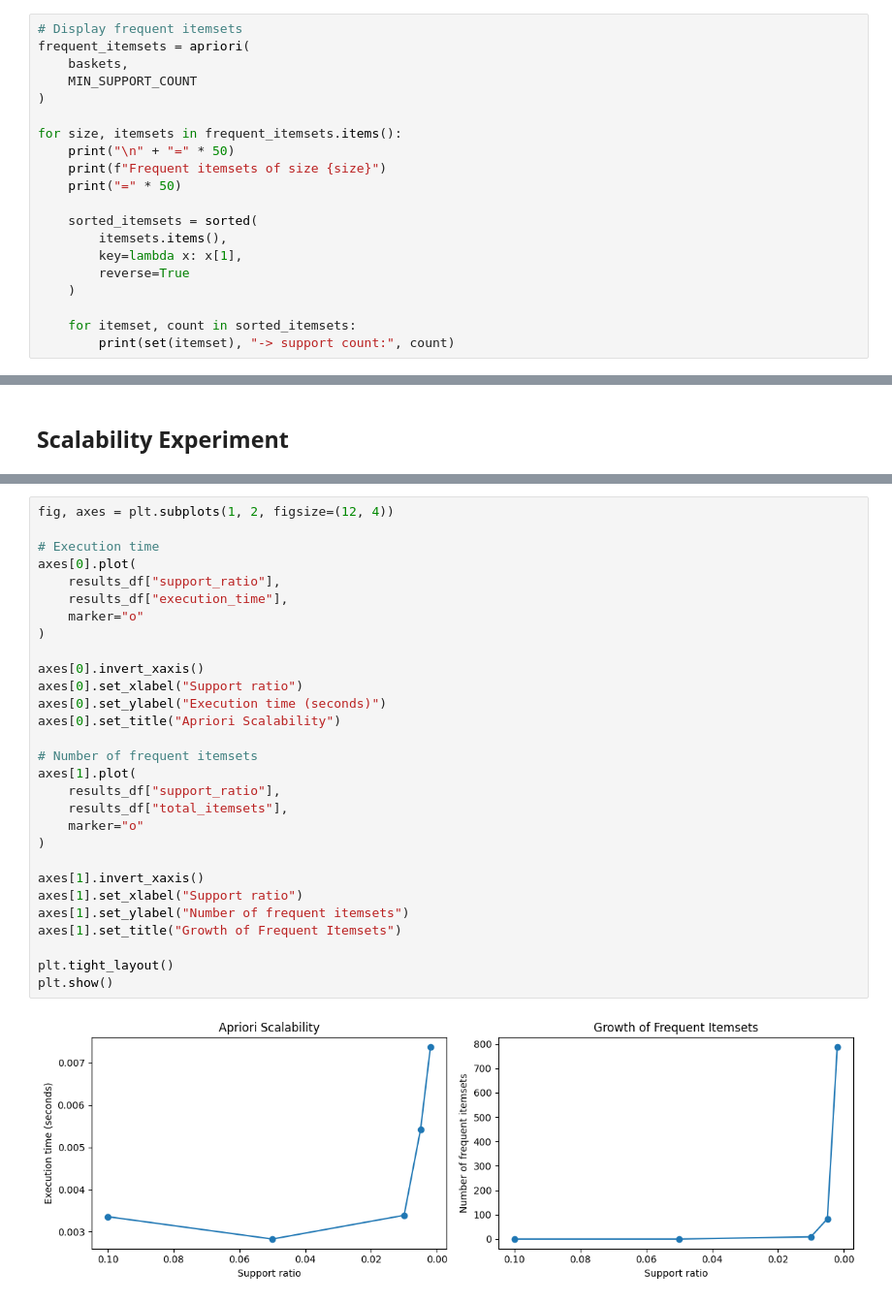
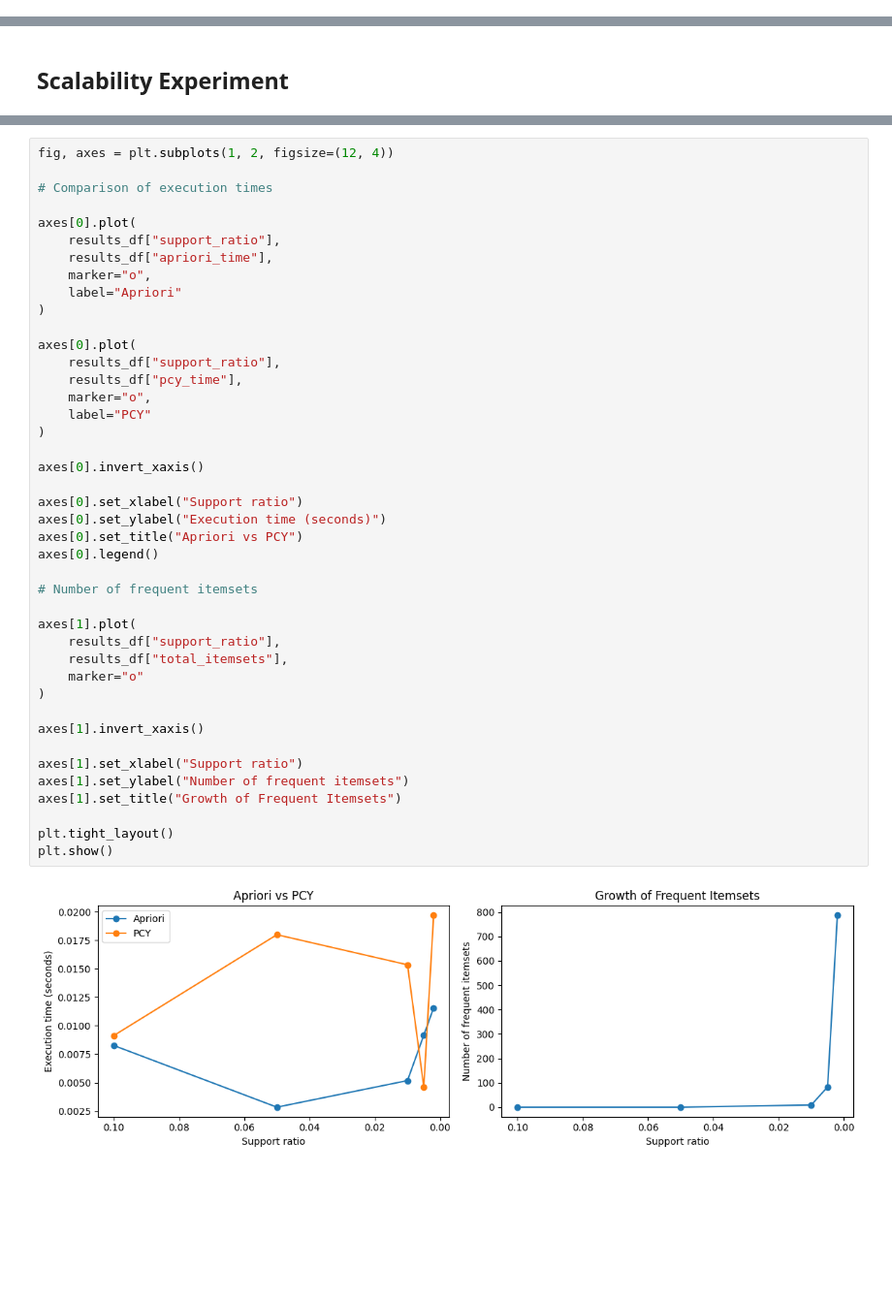
Before and after one commit to leilacielok/market_basket_analysis, a Jupyter notebook: project.ipynb, the cells around one changed output, grey strips where cells are left out. Shown at 97% size. Saved outputs shown, nothing was run; the diff lists cells and outputs as text; blank space fills up the shorter version.

Commit message:
comparison a-priori vs PCY

```diff
--- a/project.ipynb
+++ b/project.ipynb
@@ -191,20 +68,0 @@ def apriori(baskets, support_threshold):
-# %%
-# Display frequent itemsets
-frequent_itemsets = apriori(
-    baskets,
-    MIN_SUPPORT_COUNT
-)
-
-for size, itemsets in frequent_itemsets.items():
-    print("\n" + "=" * 50)
-    print(f"Frequent itemsets of size {size}")
-    print("=" * 50)
-
-    sorted_itemsets = sorted(
-        itemsets.items(),
-        key=lambda x: x[1],
-        reverse=True
-    )
-
-    for itemset, count in sorted_itemsets:
-        print(set(itemset), "-> support count:", count)
@@ -621,31 +481,44 @@ results_df.round(4)
 # %%
 fig, axes = plt.subplots(1, 2, figsize=(12, 4))
 
-# Execution time
+# Comparison of execution times
+
 axes[0].plot(
     results_df["support_ratio"],
-    results_df["execution_time"],
-    marker="o"
+    results_df["apriori_time"],
+    marker="o",
+    label="Apriori"
+)
+
+axes[0].plot(
+    results_df["support_ratio"],
+    results_df["pcy_time"],
+    marker="o",
+    label="PCY"
 )
 
 axes[0].invert_xaxis()
+
 axes[0].set_xlabel("Support ratio")
 axes[0].set_ylabel("Execution time (seconds)")
-axes[0].set_title("Apriori Scalability")
+axes[0].set_title("Apriori vs PCY")
+axes[0].legend()
 
 # Number of frequent itemsets
+
 axes[1].plot(
     results_df["support_ratio"],
     results_df["total_itemsets"],
     marker="o"
 )
 
 axes[1].invert_xaxis()
+
 axes[1].set_xlabel("Support ratio")
 axes[1].set_ylabel("Number of frequent itemsets")
 axes[1].set_title("Growth of Frequent Itemsets")
 
 plt.tight_layout()
 plt.show()
 # %% [output]
-[figure, old version]
+[figure, new version]
```
Also changed, not shown: parts of 11 cells of this notebook.
